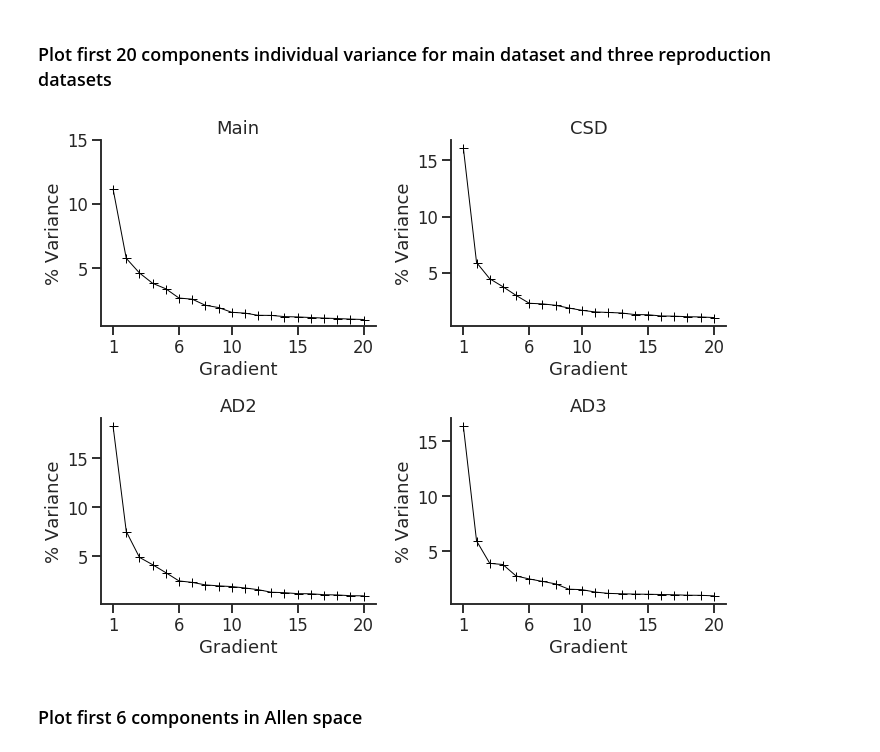
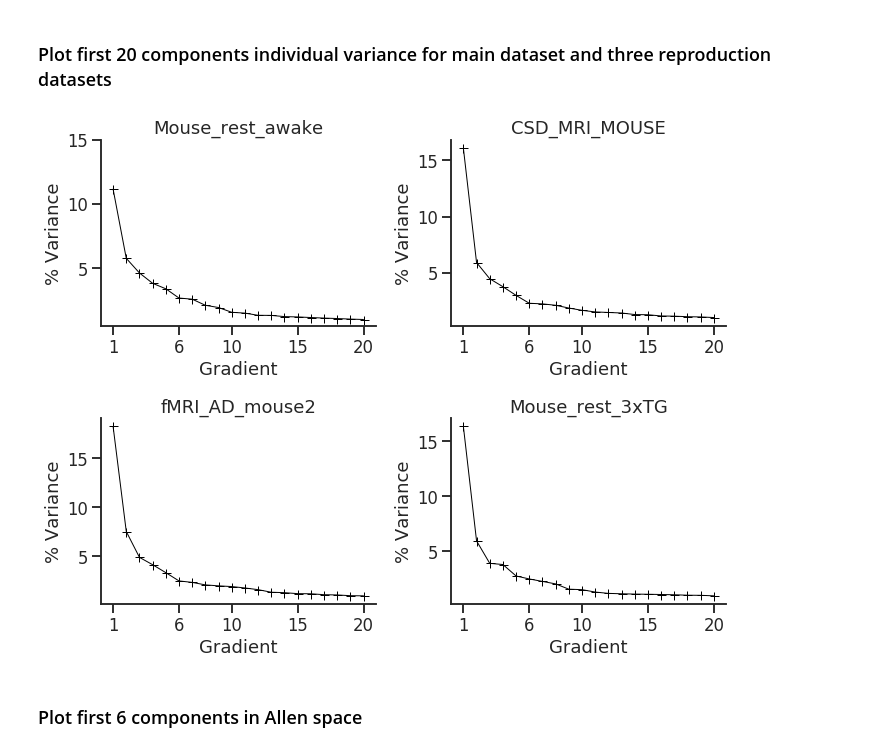
Before and after one commit to juhuntenburg/mouse_gradients, a Jupyter notebook: Embedding_results.ipynb, the cells around one changed output. Saved outputs shown, nothing was run; the diff lists cells and outputs as text; code cells hidden in the pictures.

```diff
--- a/Embedding_results.ipynb
+++ b/Embedding_results.ipynb
@@ -47,32 +47,32 @@ plt.tight_layout()
 # %% [markdown]
 ### Plot first 20 components individual variance for main dataset and three reproduction datasets
 # %%
-datasets = ['Main','CSD','AD2', 'AD3']
+datasets = ['Mouse_rest_awake','CSD_MRI_MOUSE','fMRI_AD_mouse2', 'Mouse_rest_3xTG']
 files = ['/home/julia/data/gradients/results/embedding_vol/embed_dict.pkl',
          '/home/julia/data/gradients/results/repro/csd_embed_dict.pkl',
          '/home/julia/data/gradients/results/repro/ad2_embed_dict.pkl',
          '/home/julia/data/gradients/results/repro/ad3_embed_dict.pkl'
         ]
 
 sns.set_context('talk')
 sns.set_style('ticks')
 fig = plt.figure(figsize=(10,8))
 for d in range(4):
     eigen_vol = pickle.load(open(files[d] , 'rb'))
     eigen_perc_vol = eigen_vol['lambdas']/np.sum(eigen_vol['lambdas'])
     fig.add_subplot(2,2,d+1)
     plt.title(datasets[d])
     plt.plot([1,2,3,4,5,6,7,8,9,10,11,12,13,14,15,16,17,18,19,20],eigen_perc_vol[:20]*100, '+',
          linestyle="-", linewidth=1, color='black')
     plt.xticks([1,6,10,15,20])
     plt.yticks([5, 10, 15])
     plt.ylabel('% Variance')
     plt.xlabel('Gradient')
 sns.despine()
 plt.tight_layout()
 fig.savefig("/home/julia/data/gradients/pics/variance.svg")
 # %% [output]
-[figure, old version]
+[figure, new version]
 # %% [markdown]
 ### Plot first 6 components in Allen space
 # %%
```
Also changed, not shown: 1 other file.
